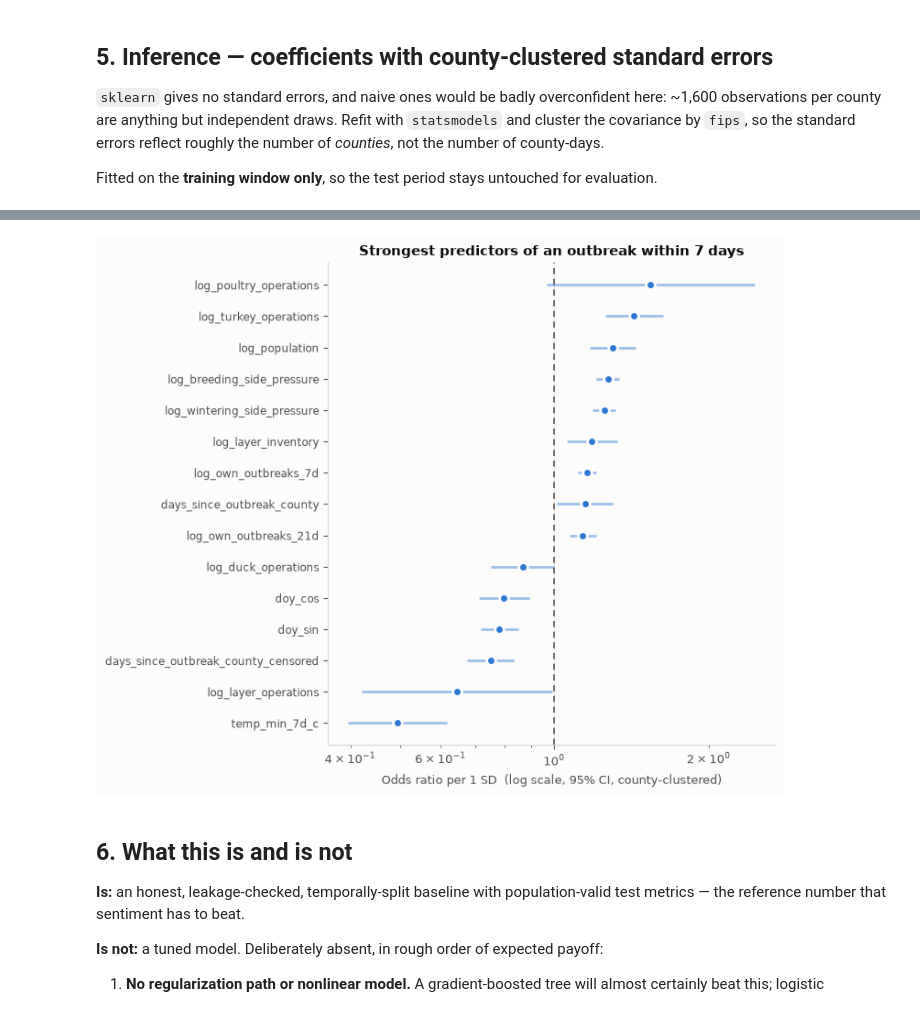
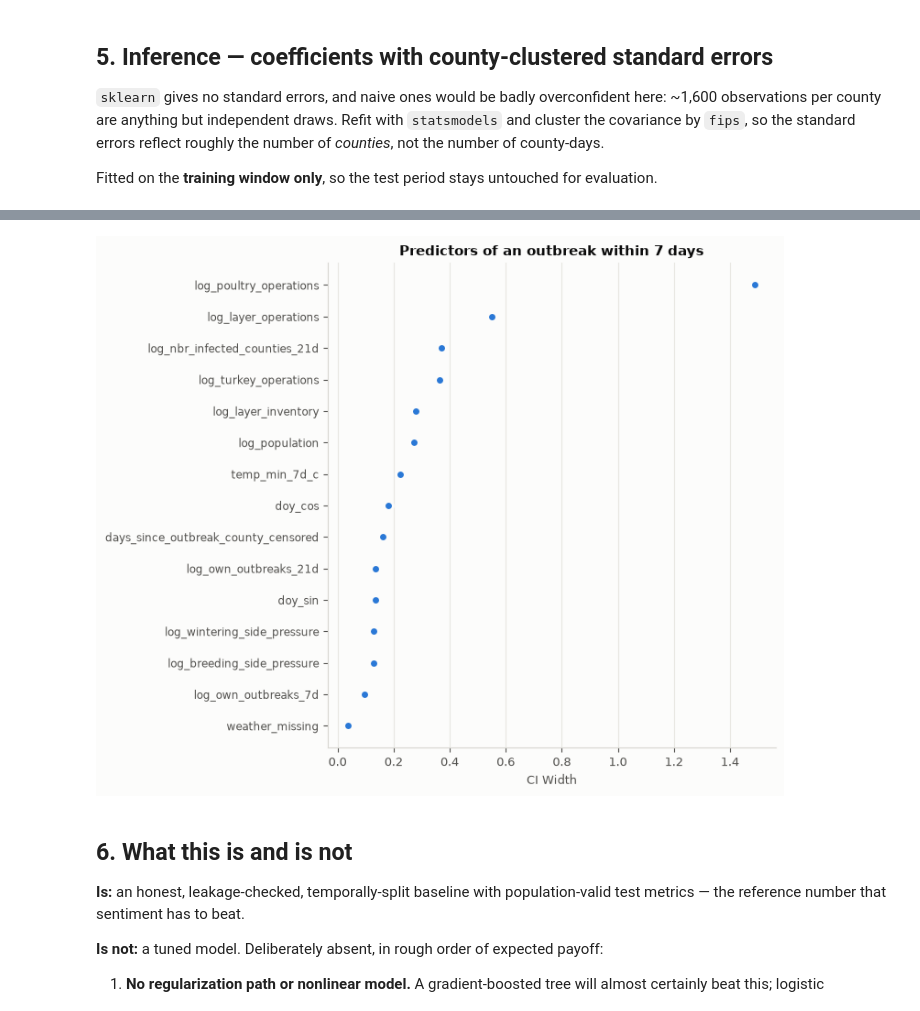
Before and after one commit to NickSanfordCPA/h5n1-capstone, a Jupyter notebook: notebooks/regression_baseline.ipynb, the cells around one changed output, grey strips where cells are left out. Cells and saved outputs as stored; diff of their text form; code cells hidden in the pictures.

```diff
--- a/notebooks/regression_baseline.ipynb
+++ b/notebooks/regression_baseline.ipynb
@@ -370,11 +370,19 @@ coef = pd.DataFrame({
     "p_value":    np.asarray(res.pvalues),
 }, index=Xs.columns)
 coef["significant"] = coef.p_value < 0.05
-coef = coef.drop("const").sort_values("odds_ratio", ascending=False)
+coef = coef.drop("const").sort_values("odds_ratio", ascending=False)   # kept for the odds-ratio plot below
 
 print("Odds ratio per 1 SD increase. Clustered by county (n_clusters = "
       f"{df.loc[train, 'fips'].nunique():,}).\n")
-display(coef.head(12).style.format(
-    {"odds_ratio": "{:.3f}", "ci_low": "{:.3f}", "ci_high": "{:.3f}", "p_value": "{:.2e}"}))
+
+# --- rank by CI precision instead of effect size: narrowest (most tightly estimated) ---
+# --- confidence interval first, all variables shown, not just a top-N cut ------------
+coef["ci_width"] = coef.ci_high - coef.ci_low
+by_ci = coef.sort_values("ci_width", ascending=True)
+pd.set_option("display.max_rows", None)
+print(f"All {len(by_ci)} variables, ranked by confidence-interval width -- narrowest "
+      "(most precisely estimated) first:\n")
+display(by_ci[["odds_ratio", "ci_low", "ci_high", "ci_width", "p_value", "significant"]].style.format(
+    {"odds_ratio": "{:.3f}", "ci_low": "{:.3f}", "ci_high": "{:.3f}", "ci_width": "{:.3f}", "p_value": "{:.2e}"}))
 # %% [output]
 Odds ratio per 1 SD increase. Clustered by county (n_clusters = 3,108).
@@ -394,23 +408,23 @@ Odds ratio per 1 SD increase. Clustered by county (n_clusters = 3,108).
 # %%
-top = pd.concat([coef.head(9), coef.tail(6)]).sort_values("odds_ratio")
+top = pd.concat([coef.head(9), coef.tail(6)]).sort_values("ci_width")
 fig, ax = plt.subplots(figsize=(7.6, 6.2))
 ypos = np.arange(len(top))
 
-ax.hlines(ypos, top.ci_low, top.ci_high, color=BLUE, lw=2, alpha=0.45)
-ax.plot(top.odds_ratio, ypos, "o", color=BLUE, markersize=7,
+# ax.hlines(ypos, top.ci_low, top.ci_high, color=BLUE, lw=2, alpha=0.45)
+ax.plot(top.ci_width, ypos, "o", color=BLUE, markersize=7,
         markeredgecolor=SURFACE, markeredgewidth=2, linestyle="none")
-ax.axvline(1.0, color=INK_2, lw=1.2, ls=(0, (4, 3)))
+# ax.axvline(1.0, color=INK_2, lw=1.2, ls=(0, (4, 3)))
 
 ax.set_yticks(ypos)
 ax.set_yticklabels(top.index, fontsize=8.5)
-ax.set_xscale("log")
-ax.set(xlabel="Odds ratio per 1 SD  (log scale, 95% CI, county-clustered)",
-       title="Strongest predictors of an outbreak within 7 days")
+# ax.set_xscale("log")
+ax.set(xlabel="CI Width",
+       title="Predictors of an outbreak within 7 days")
 ax.grid(axis="y", visible=False)
 fig.tight_layout()
 plt.show()
 # %% [output]
-[figure, old version]
+[figure, new version]
 # %% [markdown]
 ## 6. What this is and is not
 
```
Also changed, not shown: parts of 20 cells of this notebook.
